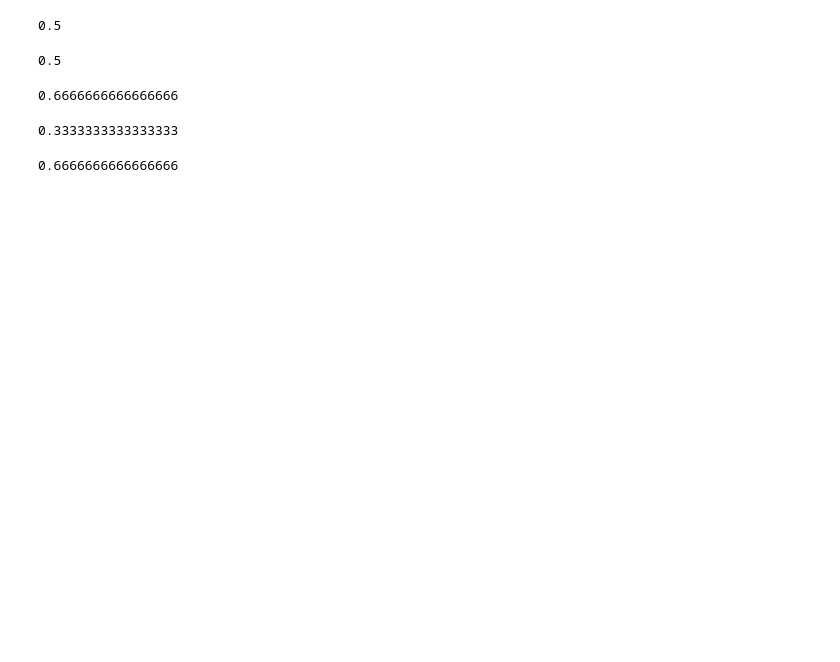
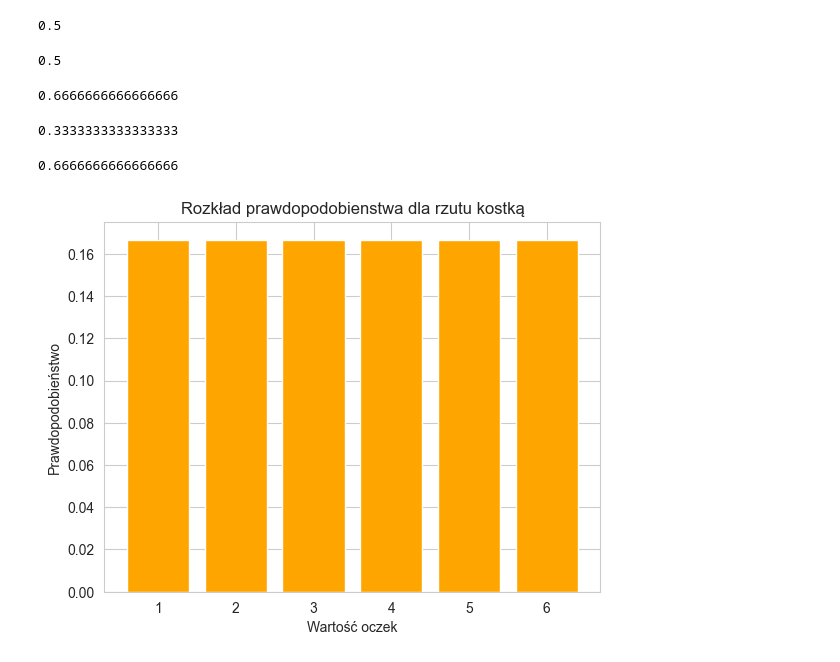
Before and after one commit to rajkonkret/PythonProjectAnaliza-20-10-2025, a Jupyter notebook: cwiczenie8.ipynb, the cells around one changed output. Saved outputs shown, nothing was run; the diff lists cells and outputs as text; code cells hidden in the pictures; blank space fills up the shorter version.

```diff
--- a/cwiczenie8.ipynb
+++ b/cwiczenie8.ipynb
@@ -32,3 +32,16 @@ P_A_given_B = P_A_and_B / P_B
 print(P_A_given_B)
 # %% [output]
 0.6666666666666666
+# %%
+import matplotlib.pyplot as plt
+
+x = [1, 2, 3, 4, 5, 6]
+p = [1 / 6] * 6
+
+plt.bar(x, p, color="orange")
+plt.title("Rozkład prawdopodobienstwa dla rzutu kostką")
+plt.xlabel("Wartość oczek")
+plt.ylabel("Prawdopodobieństwo")
+plt.show()
+# %% [output]
+[figure, added]
```
Also changed, not shown: parts of 8 cells of this notebook.
